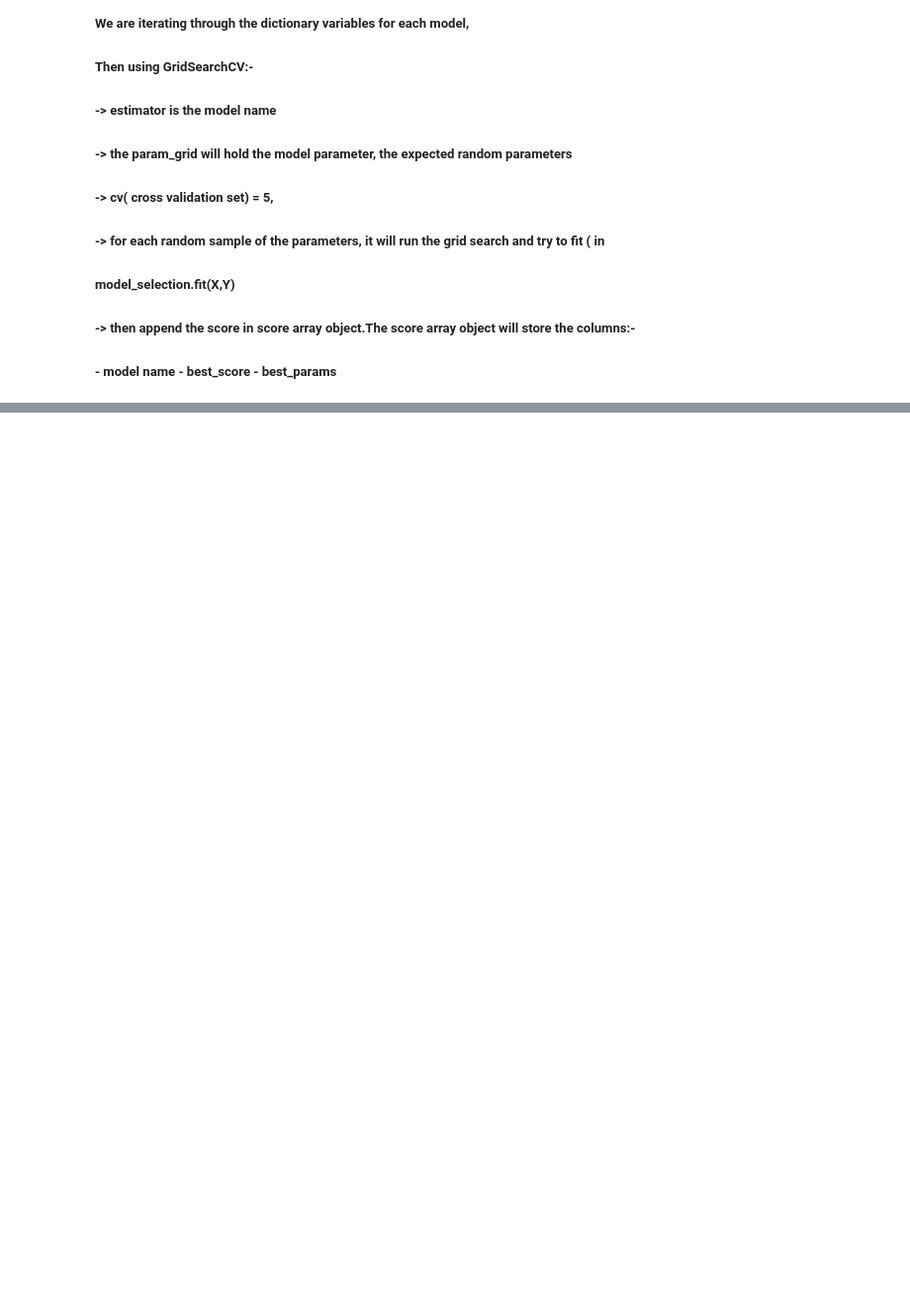
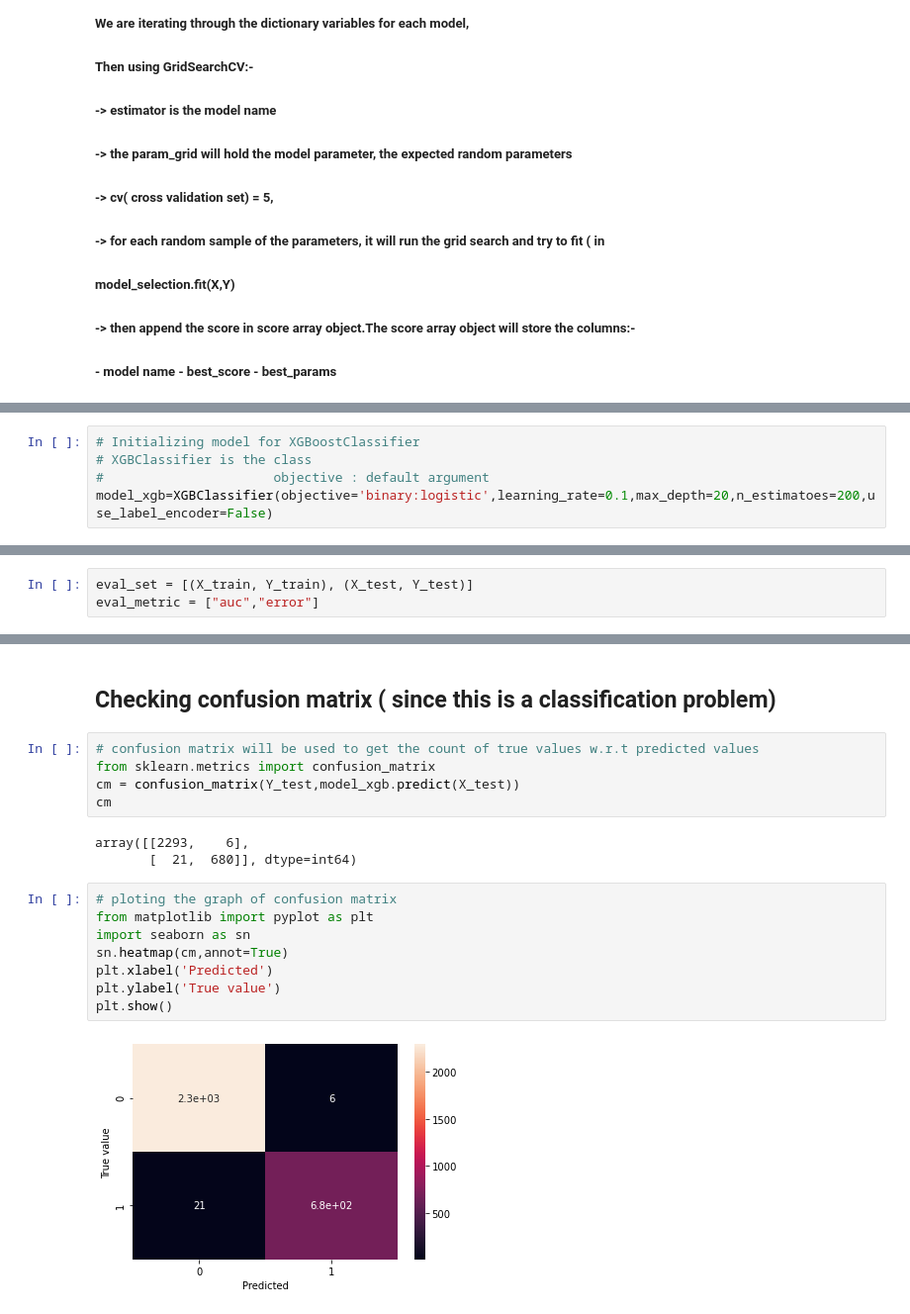
Before and after one commit to StringAna/ML_Projects, a Jupyter notebook: Feature_Engineering_and_Model_Building.ipynb, the cells around one changed output, grey strips where cells are left out. Shown at 99% size. Drawn from its saved outputs; the diff is of its cells as text; blank space fills up the shorter version.

Commit message:
Model building done

```diff
--- a/Feature_Engineering_and_Model_Building.ipynb
+++ b/Feature_Engineering_and_Model_Building.ipynb
@@ -349,0 +355,5 @@ scores
+# %%
+# Initializing model for XGBoostClassifier
+# XGBClassifier is the class
+#                      objective : default argument
+model_xgb=XGBClassifier(objective='binary:logistic',learning_rate=0.1,max_depth=20,n_estimatoes=200,use_label_encoder=False)
@@ -349,0 +362,3 @@ scores
+# %%
+eval_set = [(X_train, Y_train), (X_test, Y_test)]
+eval_metric = ["auc","error"]
@@ -349,0 +444,20 @@ scores
+# %% [markdown]
+## Checking confusion matrix ( since this is a classification problem)
+# %%
+# confusion matrix will be used to get the count of true values w.r.t predicted values
+from sklearn.metrics import confusion_matrix
+cm = confusion_matrix(Y_test,model_xgb.predict(X_test))
+cm
+# %% [output]
+array([[2293,    6],
+       [  21,  680]], dtype=int64)
+# %%
+# ploting the graph of confusion matrix
+from matplotlib import pyplot as plt
+import seaborn as sn
+sn.heatmap(cm,annot=True)
+plt.xlabel('Predicted')
+plt.ylabel('True value')
+plt.show()
+# %% [output]
+[figure, added]
```
Also changed, not shown: parts of 18 cells of this notebook.
